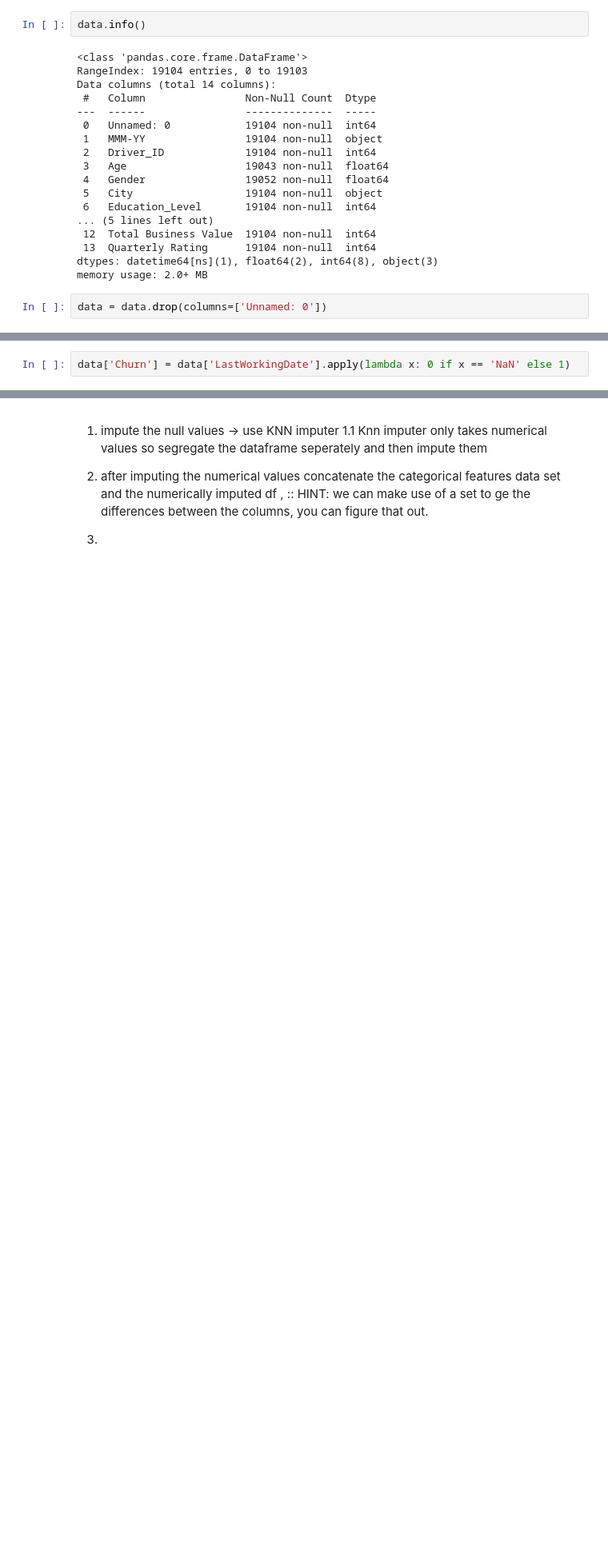
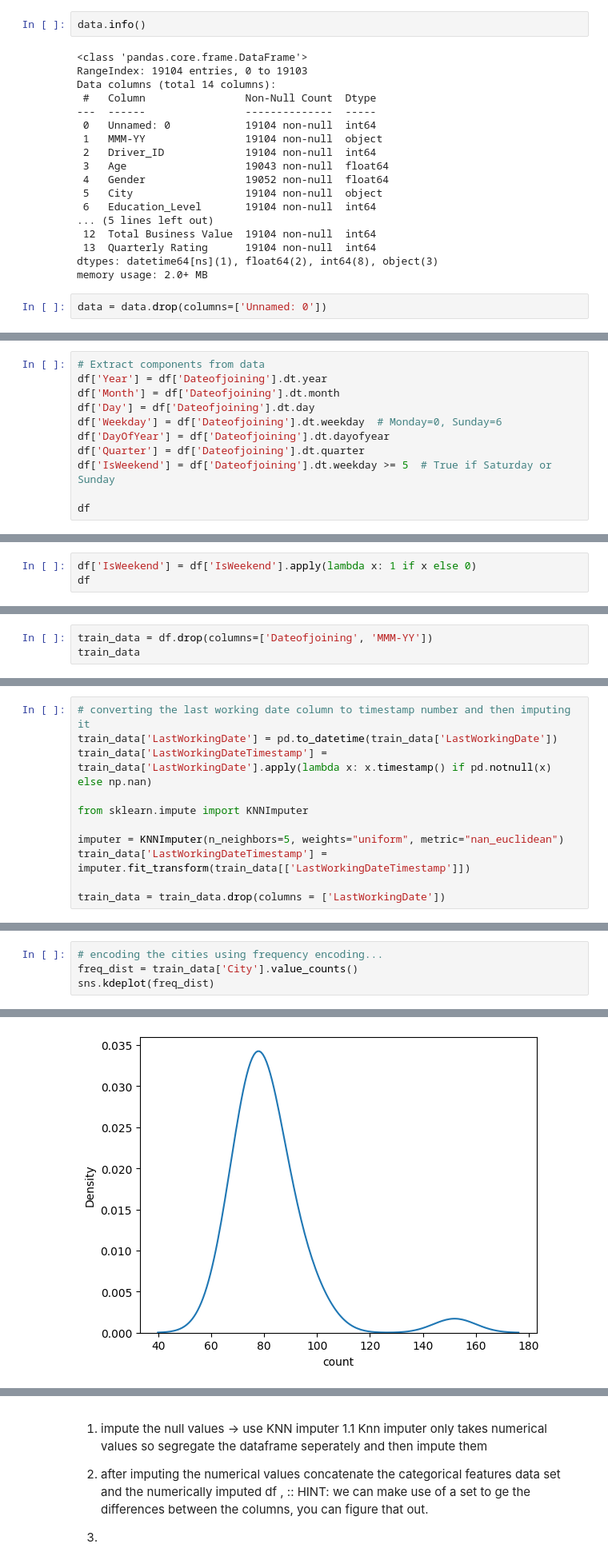
Before and after one commit to Demon-Sheriff/Linear-Alg_ML_fs, a Jupyter notebook: OLA_case_study.ipynb, the cells around one changed output, grey strips where cells are left out. Shown: that part at 80% size. Drawn from its saved outputs; the diff is of its cells as text; blank space fills up the shorter version.

```diff
--- a/OLA_case_study.ipynb
+++ b/OLA_case_study.ipynb
@@ -58,0 +363,11 @@ data.head()
+# %%
+# Extract components from data
+df['Year'] = df['Dateofjoining'].dt.year
+df['Month'] = df['Dateofjoining'].dt.month
+df['Day'] = df['Dateofjoining'].dt.day
+df['Weekday'] = df['Dateofjoining'].dt.weekday  # Monday=0, Sunday=6
+df['DayOfYear'] = df['Dateofjoining'].dt.dayofyear
+df['Quarter'] = df['Dateofjoining'].dt.quarter
+df['IsWeekend'] = df['Dateofjoining'].dt.weekday >= 5  # True if Saturday or Sunday
+
+df
@@ -59,2 +388,3 @@ data.head()
 # %%
-data['Churn'] = data['LastWorkingDate'].apply(lambda x: 0 if x == 'NaN' else 1)
+df['IsWeekend'] = df['IsWeekend'].apply(lambda x: 1 if x else 0)
+df
@@ -69,0 +405,3 @@ data.head()
+# %%
+train_data = df.drop(columns=['Dateofjoining', 'MMM-YY'])
+train_data
@@ -69,0 +422,11 @@ data.head()
+# %%
+# converting the last working date column to timestamp number and then imputing it
+train_data['LastWorkingDate'] = pd.to_datetime(train_data['LastWorkingDate'])
+train_data['LastWorkingDateTimestamp'] = train_data['LastWorkingDate'].apply(lambda x: x.timestamp() if pd.notnull(x) else np.nan)
+
+from sklearn.impute import KNNImputer
+
+imputer = KNNImputer(n_neighbors=5, weights="uniform", metric="nan_euclidean")
+train_data['LastWorkingDateTimestamp'] = imputer.fit_transform(train_data[['LastWorkingDateTimestamp']])
+
+train_data = train_data.drop(columns = ['LastWorkingDate'])
@@ -72,0 +477,5 @@ cat_cols = data.select_dtypes(exclude=np.number).columns
+# %%
+# encoding the cities using frequency encoding...
+freq_dist = train_data['City'].value_counts()
+sns.kdeplot(freq_dist)
+# %% [output]
@@ -72,0 +483 @@ cat_cols = data.select_dtypes(exclude=np.number).columns
+[figure, added]
```
Also changed, not shown: parts of 83 cells of this notebook.
